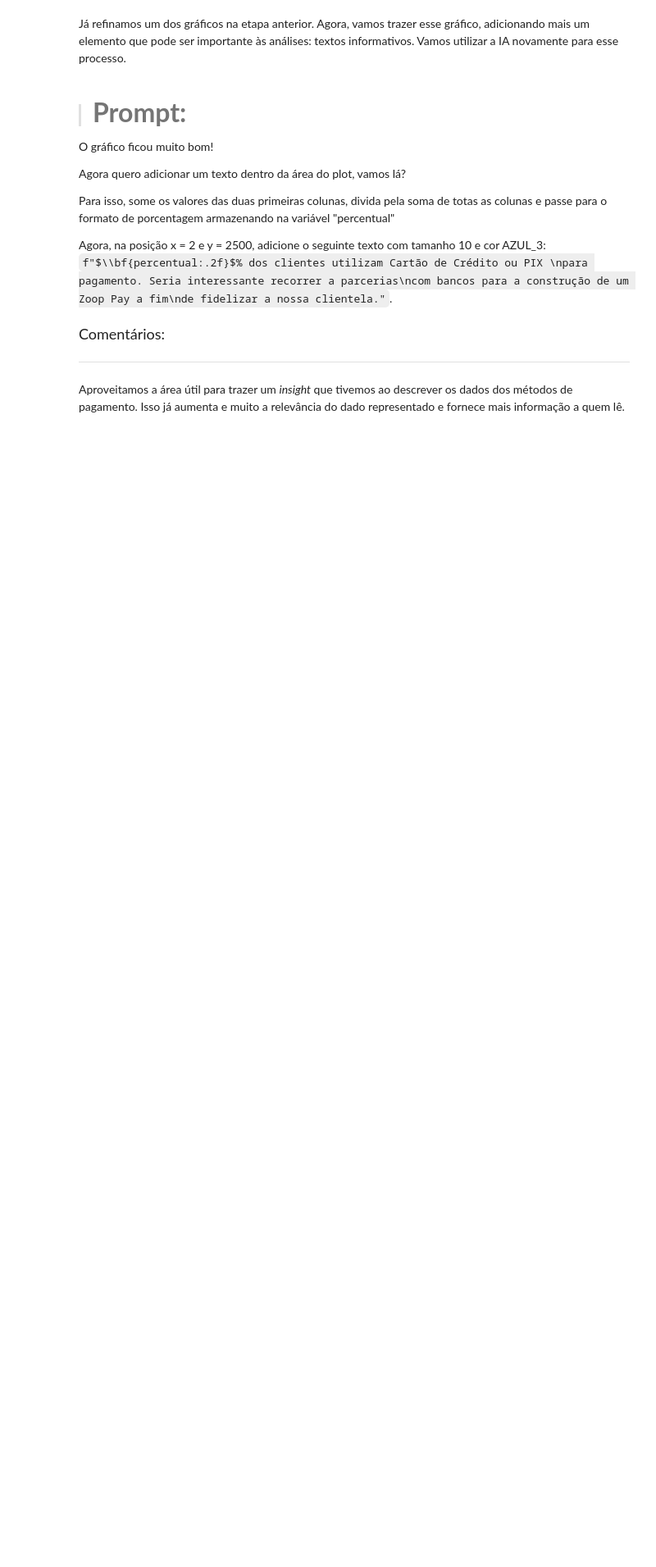
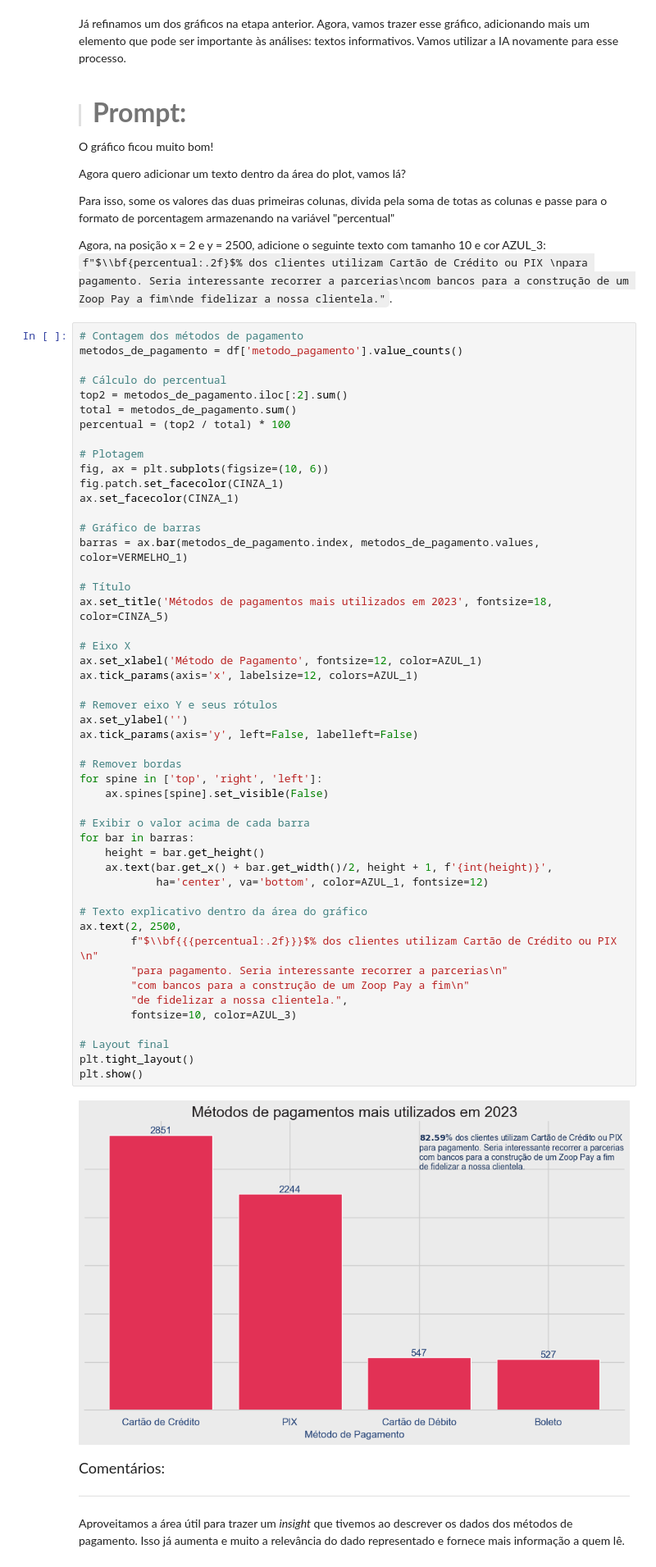
Before and after one commit to TheGabrielVieira/ia-datascience-dataviz, a Jupyter notebook: notebooks/Projeto_IA_aplicada_a_Data_Science.ipynb, the cells around one changed output. Shown: that part at 82% size. Saved outputs shown, nothing was run; the diff lists cells and outputs as text; blank space fills up the shorter version.

```diff
--- a/notebooks/Projeto_IA_aplicada_a_Data_Science.ipynb
+++ b/notebooks/Projeto_IA_aplicada_a_Data_Science.ipynb
@@ -980,6 +1020,57 @@ Agora quero adicionar um texto dentro da área do plot, vamos lá?
 Para isso, some os valores das duas primeiras colunas, divida pela soma de totas as colunas e passe para o formato de porcentagem armazenando na variável "percentual"
 
 Agora, na posição x = 2 e y = 2500, adicione o seguinte texto com tamanho 10 e cor AZUL_3: `f"$\\bf{percentual:.2f}$% dos clientes utilizam Cartão de Crédito ou PIX \npara pagamento. Seria interessante recorrer a parcerias\ncom bancos para a construção de um Zoop Pay a fim\nde fidelizar a nossa clientela."`.
+# %%
+# Contagem dos métodos de pagamento
+metodos_de_pagamento = df['metodo_pagamento'].value_counts()
+
+# Cálculo do percentual
+top2 = metodos_de_pagamento.iloc[:2].sum()
+total = metodos_de_pagamento.sum()
+percentual = (top2 / total) * 100
+
+# Plotagem
+fig, ax = plt.subplots(figsize=(10, 6))
+fig.patch.set_facecolor(CINZA_1)
+ax.set_facecolor(CINZA_1)
+
+# Gráfico de barras
+barras = ax.bar(metodos_de_pagamento.index, metodos_de_pagamento.values, color=VERMELHO_1)
+
+# Título
+ax.set_title('Métodos de pagamentos mais utilizados em 2023', fontsize=18, color=CINZA_5)
+
+# Eixo X
+ax.set_xlabel('Método de Pagamento', fontsize=12, color=AZUL_1)
+ax.tick_params(axis='x', labelsize=12, colors=AZUL_1)
+
+# Remover eixo Y e seus rótulos
+ax.set_ylabel('')
+ax.tick_params(axis='y', left=False, labelleft=False)
+
+# Remover bordas
+for spine in ['top', 'right', 'left']:
+    ax.spines[spine].set_visible(False)
+
+# Exibir o valor acima de cada barra
+for bar in barras:
+    height = bar.get_height()
+    ax.text(bar.get_x() + bar.get_width()/2, height + 1, f'{int(height)}',
+            ha='center', va='bottom', color=AZUL_1, fontsize=12)
+
+# Texto explicativo dentro da área do gráfico
+ax.text(2, 2500,
+        f"$\\bf{{{percentual:.2f}}}$% dos clientes utilizam Cartão de Crédito ou PIX \n"
+        "para pagamento. Seria interessante recorrer a parcerias\n"
+        "com bancos para a construção de um Zoop Pay a fim\n"
+        "de fidelizar a nossa clientela.",
+        fontsize=10, color=AZUL_3)
+
+# Layout final
+plt.tight_layout()
+plt.show()
+# %% [output]
+[figure, added]
 # %% [markdown]
 <font color="7b71ff" size=4> Comentários: </font>
 
```
Also changed, not shown: parts of 12 cells of this notebook.
